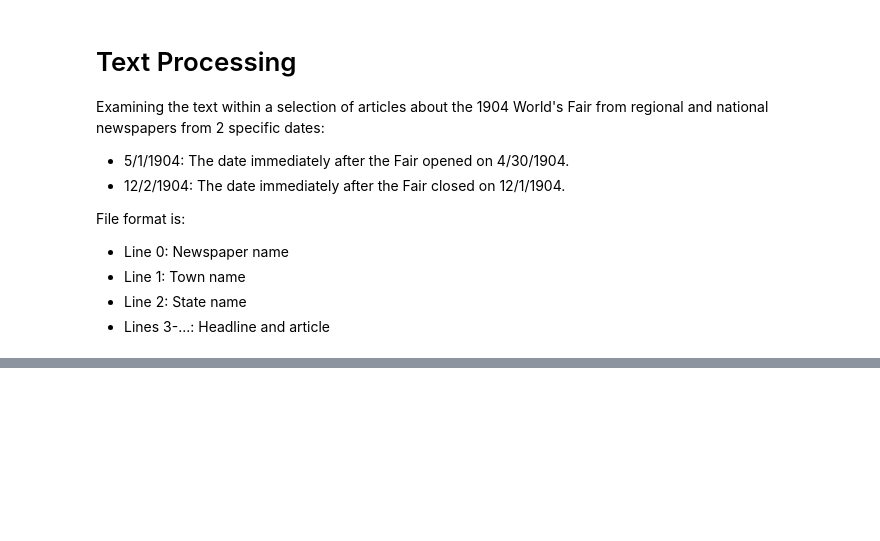
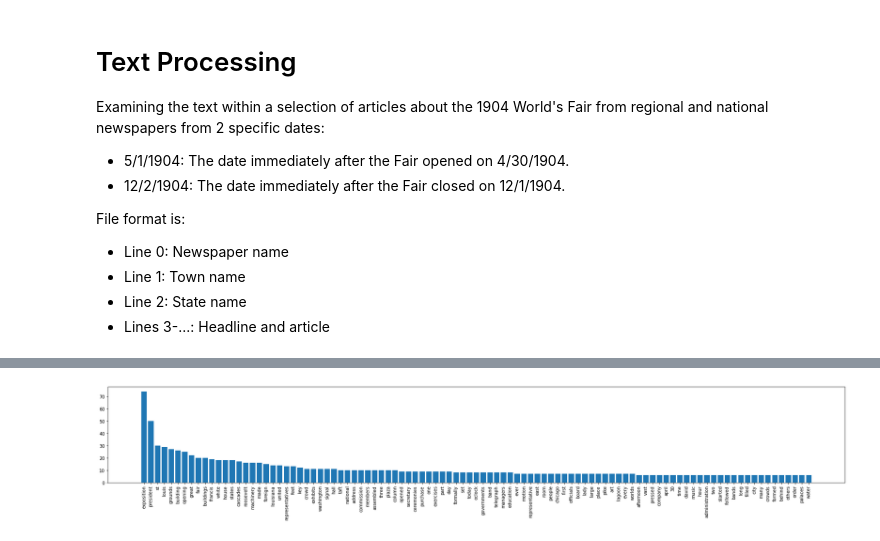
Before and after one commit to hannahanderson22/amcs336fl21, a Jupyter notebook: TextProcessing.ipynb, the cells around one changed output, grey strips where cells are left out. Saved outputs shown, nothing was run; the diff lists cells and outputs as text; code cells hidden in the pictures; blank space fills up the shorter version.

```diff
--- a/TextProcessing.ipynb
+++ b/TextProcessing.ipynb
@@ -38,0 +213,10 @@ closingNatDir = closingDir + '/regional'
+# %%
+openingNatCounts = {}
+for i in range(len(openingNatArticles)):
+    tokens = openingNatArticles[i]["cleanedTokens"]
+    for t in tokens:
+        if openingNatCounts.__contains__(t):
+            openingNatCounts[t] = openingNatCounts[t] + 1
+        else:
+            openingNatCounts[t] = 1
+openingNatCounts = dict( sorted(openingNatCounts.items(), key=operator.itemgetter(1),reverse=True))
@@ -38,0 +288,11 @@ closingNatDir = closingDir + '/regional'
+# %%
+# Filter out counts of 1
+openingNatCountsFilt = {key:val for key, val in openingNatCounts.items() if val > 5}
+# %%
+fig2 = plt.figure()
+plt.bar(range(len(openingNatCountsFilt)), list(openingNatCountsFilt.values()), align='center')
+plt.xticks(range(len(openingNatCountsFilt)), list(openingNatCountsFilt.keys()), rotation=90)
+fig2.set_figwidth(30)
+plt.show()
+# %% [output]
+[figure, added]
```
Also changed, not shown: parts of 48 cells of this notebook, 15 other files.
